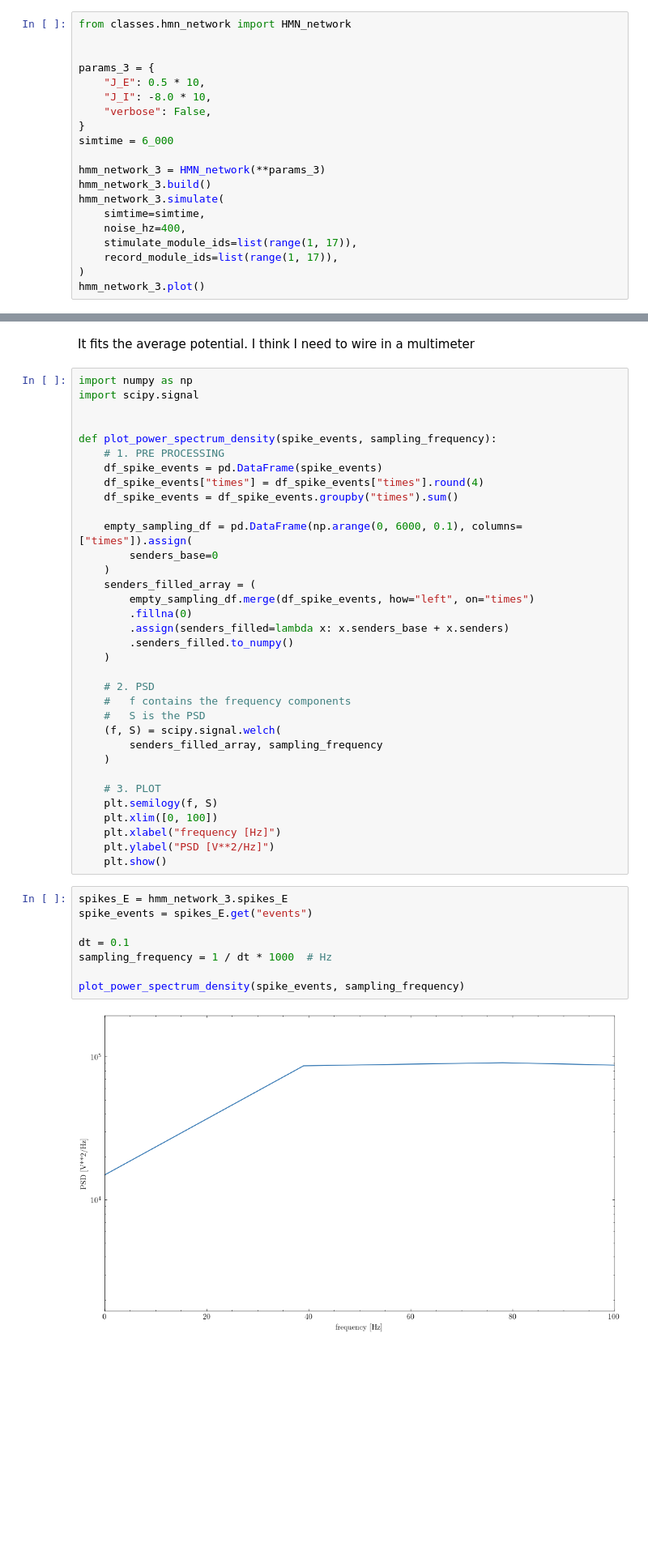
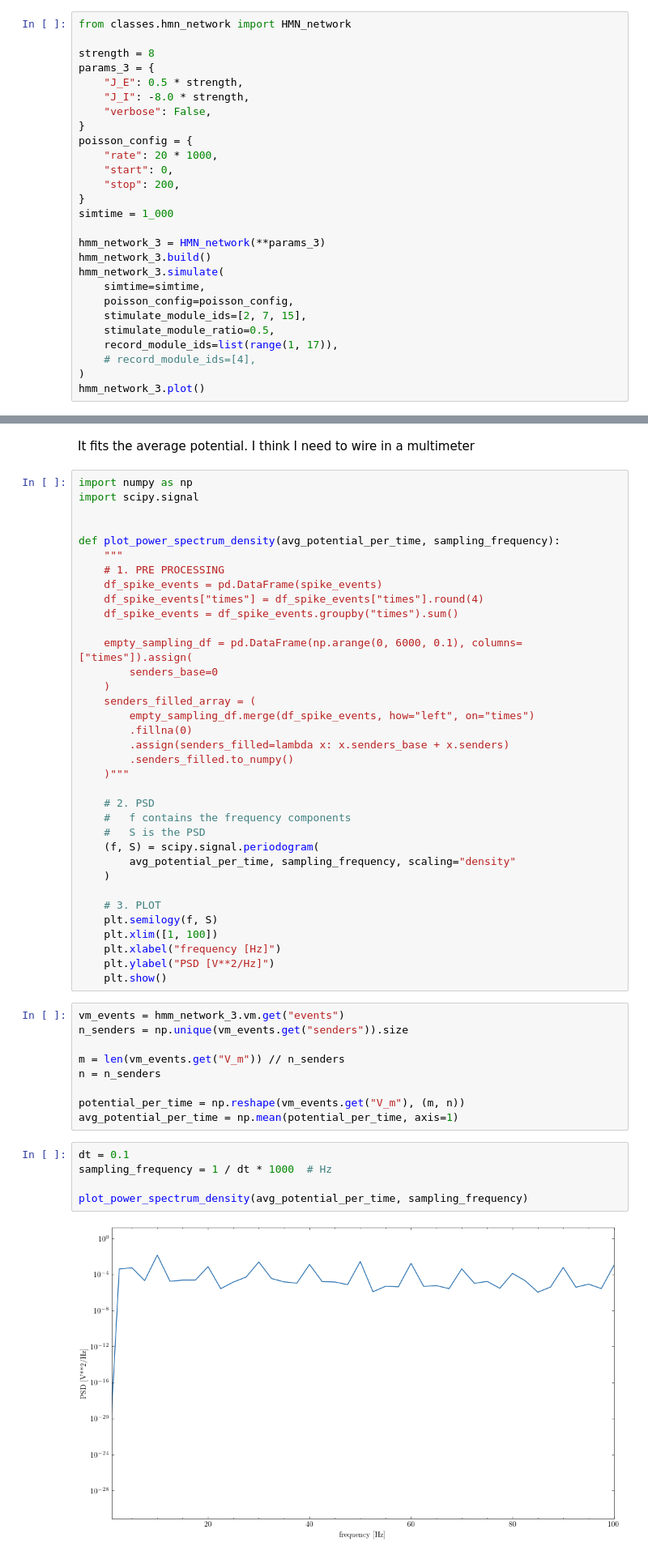
Before and after one commit to hanng00/KEX-project, a Jupyter notebook: kex_project/Part 2 : Building the modular network.ipynb, the cells around one changed output, grey strips where cells are left out. Shown: that part at 81% size. Drawn from its saved outputs; the diff is of its cells as text; blank space fills up the shorter version.

```diff
--- a/kex_project/Part 2 : Building the modular network.ipynb
+++ b/kex_project/Part 2 : Building the modular network.ipynb
@@ -476,21 +479,28 @@ Activity size is measured as the number of spikes fired in an active period.
 # %%
 from classes.hmn_network import HMN_network
 
-
+strength = 8
 params_3 = {
-    "J_E": 0.5 * 10,
-    "J_I": -8.0 * 10,
+    "J_E": 0.5 * strength,
+    "J_I": -8.0 * strength,
     "verbose": False,
 }
-simtime = 6_000
+poisson_config = {
+    "rate": 20 * 1000,
+    "start": 0,
+    "stop": 200,
+}
+simtime = 1_000
 
 hmm_network_3 = HMN_network(**params_3)
 hmm_network_3.build()
 hmm_network_3.simulate(
     simtime=simtime,
-    noise_hz=400,
-    stimulate_module_ids=list(range(1, 17)),
+    poisson_config=poisson_config,
+    stimulate_module_ids=[2, 7, 15],
+    stimulate_module_ratio=0.5,
     record_module_ids=list(range(1, 17)),
+    # record_module_ids=[4],
 )
 hmm_network_3.plot()
 # %% [output]
@@ -579,7 +694,8 @@ import numpy as np
 import scipy.signal
 
 
-def plot_power_spectrum_density(spike_events, sampling_frequency):
+def plot_power_spectrum_density(avg_potential_per_time, sampling_frequency):
+    """
     # 1. PRE PROCESSING
     df_spike_events = pd.DataFrame(spike_events)
     df_spike_events["times"] = df_spike_events["times"].round(4)
@@ -593,28 +709,34 @@ def plot_power_spectrum_density(spike_events, sampling_frequency):
         .fillna(0)
         .assign(senders_filled=lambda x: x.senders_base + x.senders)
         .senders_filled.to_numpy()
-    )
+    )"""
 
     # 2. PSD
     #   f contains the frequency components
     #   S is the PSD
-    (f, S) = scipy.signal.welch(
-        senders_filled_array, sampling_frequency
+    (f, S) = scipy.signal.periodogram(
+        avg_potential_per_time, sampling_frequency, scaling="density"
     )
 
     # 3. PLOT
     plt.semilogy(f, S)
-    plt.xlim([0, 100])
+    plt.xlim([1, 100])
     plt.xlabel("frequency [Hz]")
     plt.ylabel("PSD [V**2/Hz]")
     plt.show()
+# %%
+vm_events = hmm_network_3.vm.get("events")
+n_senders = np.unique(vm_events.get("senders")).size
+
+m = len(vm_events.get("V_m")) // n_senders
+n = n_senders
+
+potential_per_time = np.reshape(vm_events.get("V_m"), (m, n))
+avg_potential_per_time = np.mean(potential_per_time, axis=1)
 # %%
-spikes_E = hmm_network_3.spikes_E
-spike_events = spikes_E.get("events")
-
 dt = 0.1
 sampling_frequency = 1 / dt * 1000  # Hz
 
-plot_power_spectrum_density(spike_events, sampling_frequency)
+plot_power_spectrum_density(avg_potential_per_time, sampling_frequency)
 # %% [output]
-[figure, old version]
+[figure, new version]
```
Also changed, not shown: parts of 12 cells of this notebook, 13 other files.
